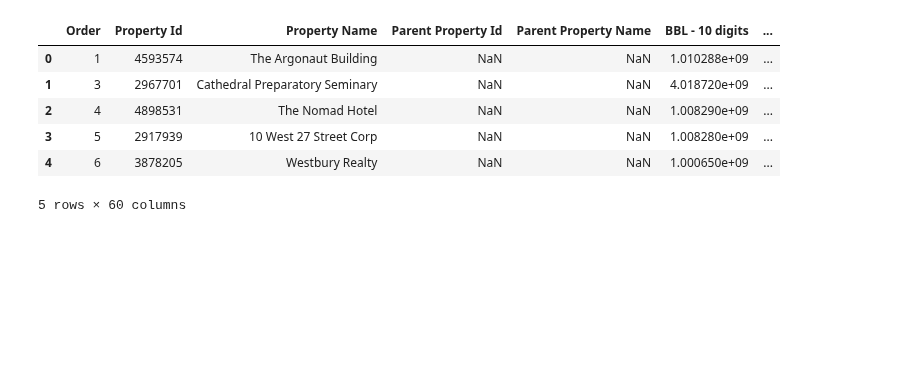
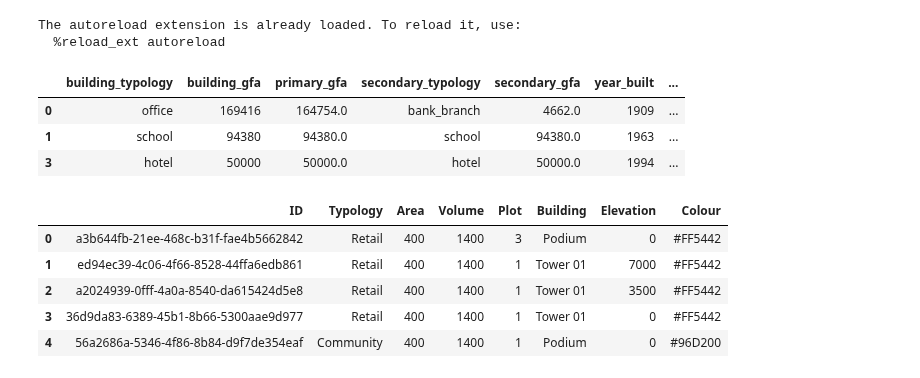
Before and after one commit to hramzan01/project_zero, a Jupyter notebook: nb_temp.ipynb, the cells around one changed output. Saved outputs shown, nothing was run; the diff lists cells and outputs as text; code cells hidden in the pictures; blank space fills up the shorter version.

Commit message:
started to implement preprocessing script for design_data

```diff
--- a/nb_temp.ipynb
+++ b/nb_temp.ipynb
@@ -1,12 +0,0 @@
-# %%
-import pandas as pd
-df = pd.read_excel('data/raw/xcl/nyc_benchmarking_disclosure_2017_consumption_data.xlsx',sheet_name='Information and Metrics')
-df.head()
-# %% [output]
-|  | Order | Property Id | Property Name | Parent Property Id | Parent Property Name | BBL - 10 digits | ... |
-| 0 | 1 | 4593574 | The Argonaut Building | NaN | NaN | 1.010288e+09 | ... |
-| 1 | 3 | 2967701 | Cathedral Preparatory Seminary | NaN | NaN | 4.018720e+09 | ... |
-| 2 | 4 | 4898531 | The Nomad Hotel | NaN | NaN | 1.008290e+09 | ... |
-| 3 | 5 | 2917939 | 10 West 27 Street Corp | NaN | NaN | 1.008280e+09 | ... |
-| 4 | 6 | 3878205 | Westbury Realty | NaN | NaN | 1.000650e+09 | ... |
-5 rows × 60 columns
@@ -14,0 +1,30 @@ df.to_csv('data/raw/csv/data_ext_nyc.csv')
+# %%
+from etl.extract import ProjectZero
+from etl.utilities import Utilities
+from scipy.stats import zscore
+import pandas as pd
+
+design_data = ProjectZero().get_data()['hz_model'].copy()
+training_data = Utilities().get_training_data().copy()
+
+%load_ext autoreload
+%autoreload 2
+# %% [output]
+The autoreload extension is already loaded. To reload it, use:
+  %reload_ext autoreload
+# %%
+training_data.head(3)
+# %% [output]
+|  | building_typology | building_gfa | primary_gfa | secondary_typology | secondary_gfa | year_built | ... |
+| 0 | office | 169416 | 164754.0 | bank_branch | 4662.0 | 1909 | ... |
+| 1 | school | 94380 | 94380.0 | school | 94380.0 | 1963 | ... |
+| 3 | hotel | 50000 | 50000.0 | hotel | 50000.0 | 1994 | ... |
+# %%
+design_data.head()
+# %% [output]
+|  | ID | Typology | Area | Volume | Plot | Building | Elevation | Colour |
+| 0 | a3b644fb-21ee-468c-b31f-fae4b5662842 | Retail | 400 | 1400 | 3 | Podium | 0 | #FF5442 |
+| 1 | ed94ec39-4c06-4f66-8528-44ffa6edb861 | Retail | 400 | 1400 | 1 | Tower 01 | 7000 | #FF5442 |
+| 2 | a2024939-0fff-4a0a-8540-da615424d5e8 | Retail | 400 | 1400 | 1 | Tower 01 | 3500 | #FF5442 |
+| 3 | 36d9da83-6389-45b1-8b66-5300aae9d977 | Retail | 400 | 1400 | 1 | Tower 01 | 0 | #FF5442 |
+| 4 | 56a2686a-5346-4f86-8b84-d9f7de354eaf | Community | 400 | 1400 | 1 | Podium | 0 | #96D200 |
```
Also changed, not shown: parts of 3 cells of this notebook, 4 other files.
